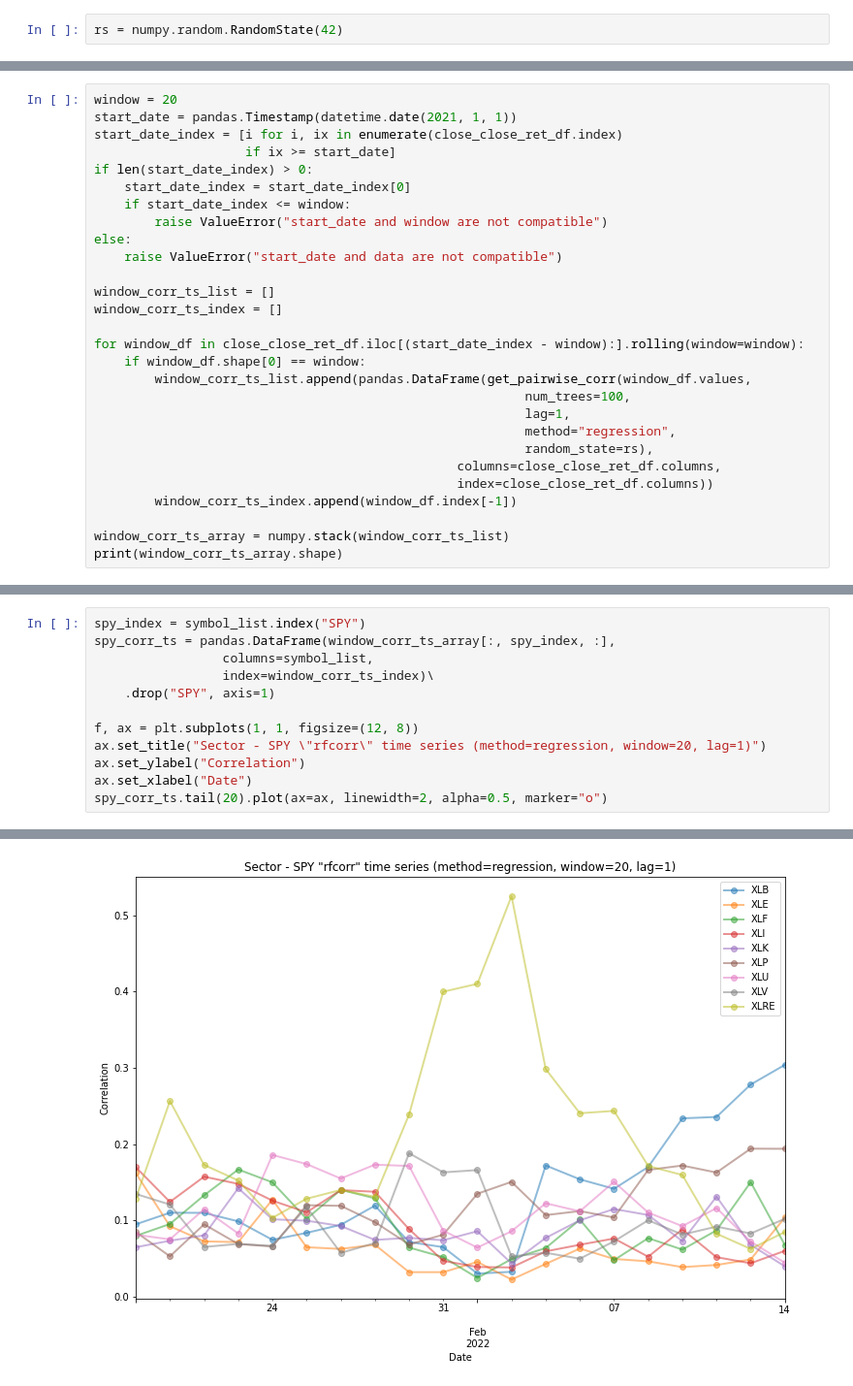
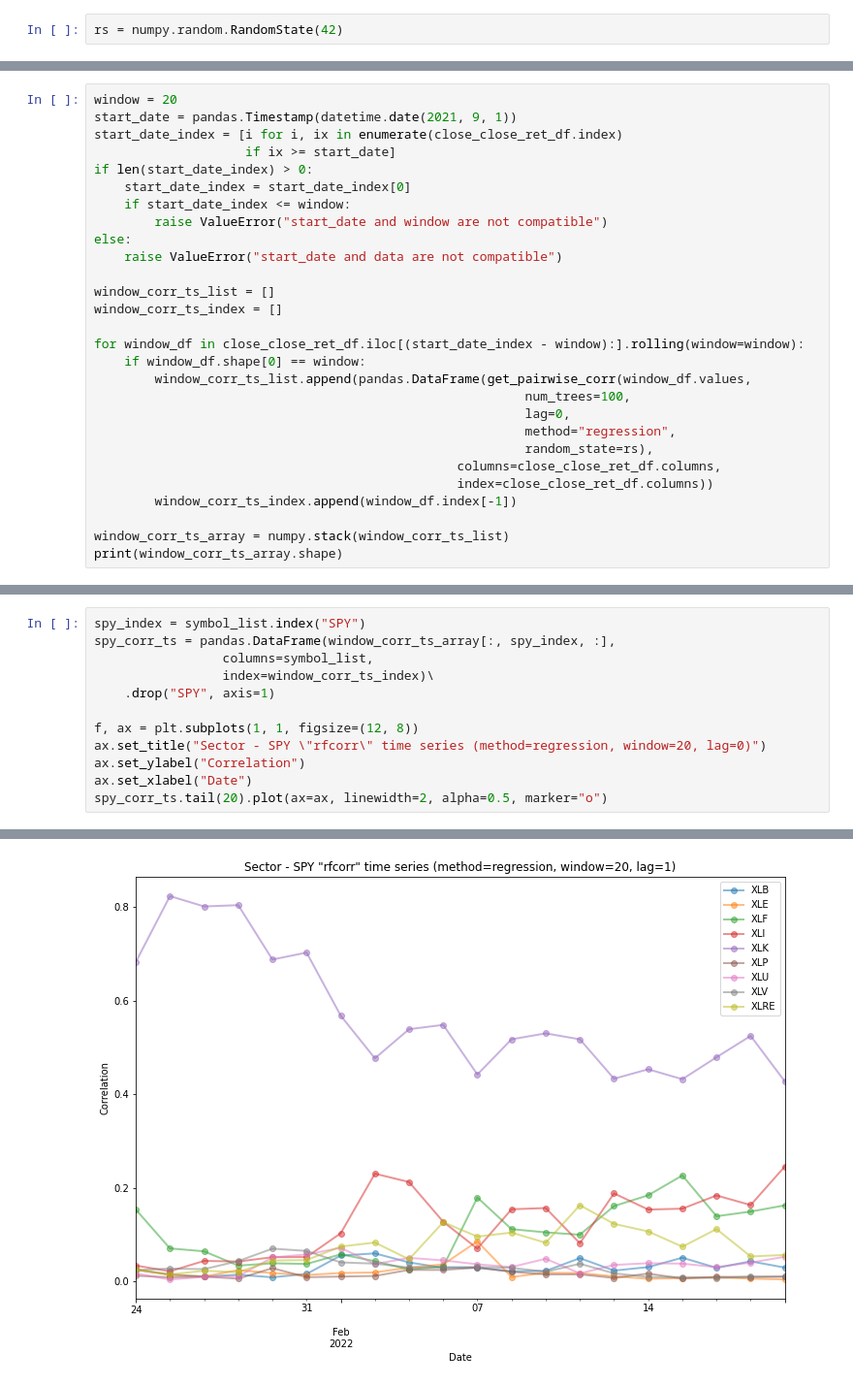
Before and after one commit to mjbommar/rfcorr, a Jupyter notebook: notebooks/test_sector_etf_ts.ipynb, the cells around one changed output, grey strips where cells are left out. Shown: that part at 97% size. Cells and saved outputs as stored; diff of their text form.

```diff
--- a/notebooks/test_sector_etf_ts.ipynb
+++ b/notebooks/test_sector_etf_ts.ipynb
@@ -43,6 +43,6 @@ close_close_ret_df.tail()
 # %%
 window = 20
-start_date = pandas.Timestamp(datetime.date(2021, 1, 1))
+start_date = pandas.Timestamp(datetime.date(2021, 9, 1))
 start_date_index = [i for i, ix in enumerate(close_close_ret_df.index)
                     if ix >= start_date]
 if len(start_date_index) > 0:
@@ -59,7 +59,7 @@ for window_df in close_close_ret_df.iloc[(start_date_index - window):].rolling(w
     if window_df.shape[0] == window:
         window_corr_ts_list.append(pandas.DataFrame(get_pairwise_corr(window_df.values,
                                                          num_trees=100,
-                                                         lag=1,
+                                                         lag=0,
                                                          method="regression",
                                                          random_state=rs),
                                                 columns=close_close_ret_df.columns,
@@ -73,15 +73,15 @@ print(window_corr_ts_array.shape)
 # %%
 spy_index = symbol_list.index("SPY")
 spy_corr_ts = pandas.DataFrame(window_corr_ts_array[:, spy_index, :],
                  columns=symbol_list,
                  index=window_corr_ts_index)\
     .drop("SPY", axis=1)
 
 f, ax = plt.subplots(1, 1, figsize=(12, 8))
-ax.set_title("Sector - SPY \"rfcorr\" time series (method=regression, window=20, lag=1)")
+ax.set_title("Sector - SPY \"rfcorr\" time series (method=regression, window=20, lag=0)")
 ax.set_ylabel("Correlation")
 ax.set_xlabel("Date")
 spy_corr_ts.tail(20).plot(ax=ax, linewidth=2, alpha=0.5, marker="o")
 # %% [output]
 <AxesSubplot:title={'center':'Sector - SPY "rfcorr" time series (method=regression, window=20, lag=1)'}, xlabel='Date', ylabel='Correlation'>
-[figure, old version]
+[figure, new version]
```
Also changed, not shown: parts of 8 cells of this notebook, 2 other files.
